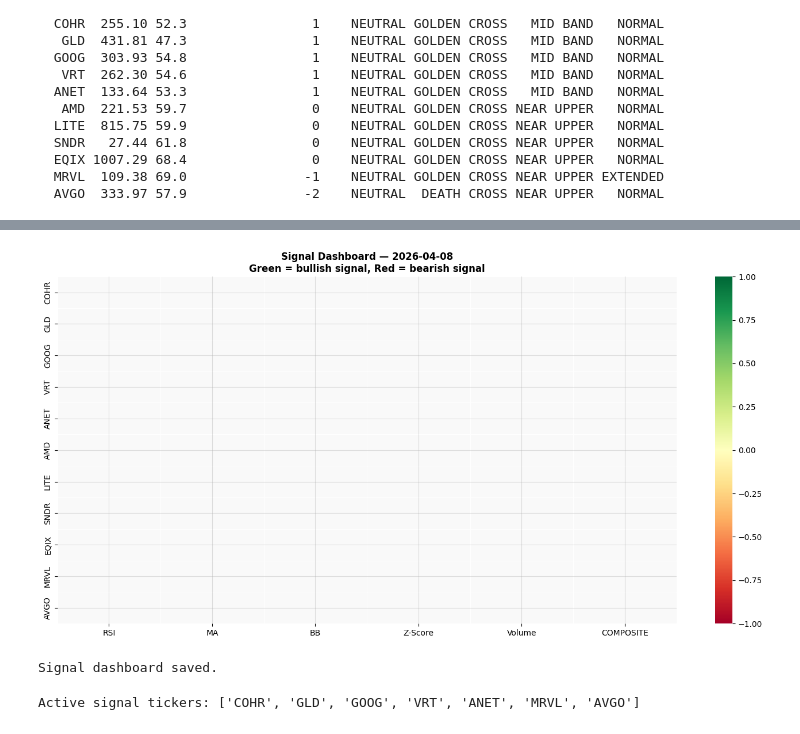
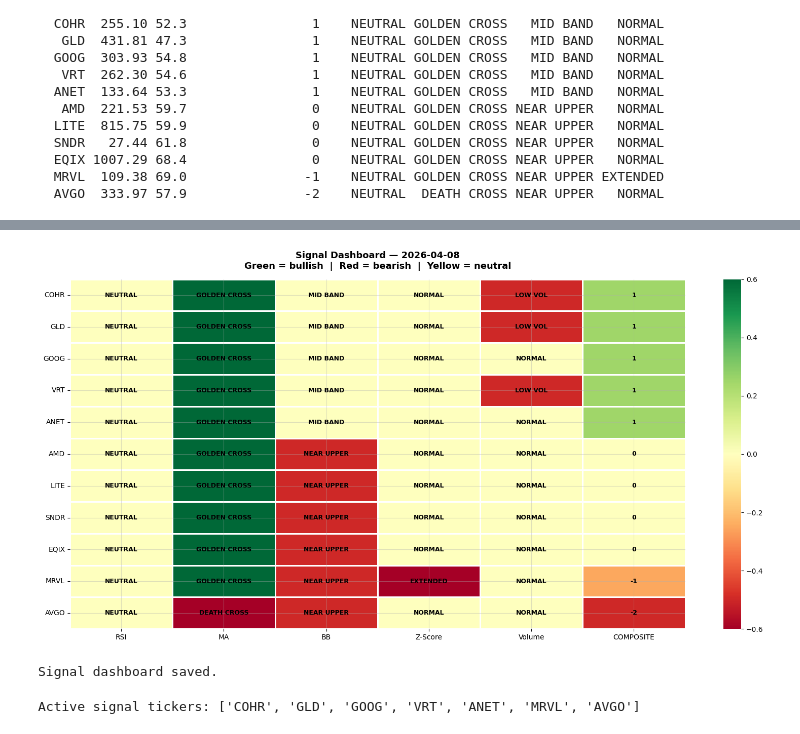
Before and after one commit to zaeemhasan/quant-portfolio-study, a Jupyter notebook: module3_signals.ipynb, the cells around one changed output, grey strips where cells are left out. Cells and saved outputs as stored; diff of their text form; code cells hidden in the pictures.

Commit message:
list comprehensions bypasses pandas index alignment

```diff
--- a/module3_signals.ipynb
+++ b/module3_signals.ipynb
@@ -243,48 +243,61 @@ Ticker   Price  RSI  Composite Score RSI Signal    MA Signal  BB Signal Z Signal
 # %%
 # ── 6. Dashboard: signal heatmap ─────────────────────────────────────────────
 
-def encode_rsi(s):   return {'OVERSOLD': 1, 'NEUTRAL': 0, 'OVERBOUGHT': -1}[s]
-def encode_ma(s):    return {'GOLDEN CROSS': 1, 'DEATH CROSS': -1}[s]
+def encode_rsi(s):   return {'OVERSOLD': 1, 'NEUTRAL': 0, 'OVERBOUGHT': -1}.get(s, 0)
+def encode_ma(s):    return {'GOLDEN CROSS': 1, 'DEATH CROSS': -1}.get(s, 0)
 def encode_bb(s):    return {'BELOW LOWER': 1, 'NEAR LOWER': 0.5, 'MID BAND': 0,
-                              'NEAR UPPER': -0.5, 'ABOVE UPPER': -1}[s]
-def encode_z(s):     return {'CHEAP': 1, 'NORMAL': 0, 'EXTENDED': -1}[s]
-def encode_vol(s):   return {'HIGH VOL': 1, 'NORMAL': 0, 'LOW VOL': -0.5, 'N/A': 0}[s]
+                              'NEAR UPPER': -0.5, 'ABOVE UPPER': -1}.get(s, 0)
+def encode_z(s):     return {'CHEAP': 1, 'NORMAL': 0, 'EXTENDED': -1}.get(s, 0)
+def encode_vol(s):   return {'HIGH VOL': 1, 'NORMAL': 0, 'LOW VOL': -0.5, 'N/A': 0}.get(s, 0)
 
-# Reset index first to guarantee alignment
-df = signals_df.reset_index(drop=True)
+# Extract raw values first — no index involvement
+tickers    = signals_df['Ticker'].tolist()
+rsi_enc    = [encode_rsi(x)  for x in signals_df['RSI Signal']]
+ma_enc     = [encode_ma(x)   for x in signals_df['MA Signal']]
+bb_enc     = [encode_bb(x)   for x in signals_df['BB Signal']]
+z_enc      = [encode_z(x)    for x in signals_df['Z Signal']]
+vol_enc    = [encode_vol(x)  for x in signals_df['Vol Signal']]
+comp_enc   = [x / 4          for x in signals_df['Composite Score']]
 
 heatmap_data = pd.DataFrame({
-    'RSI':       df['RSI Signal'].map(encode_rsi),
-    'MA':        df['MA Signal'].map(encode_ma),
-    'BB':        df['BB Signal'].map(encode_bb),
-    'Z-Score':   df['Z Signal'].map(encode_z),
-    'Volume':    df['Vol Signal'].map(encode_vol),
-    'COMPOSITE': df['Composite Score'] / 4
-}, index=df['Ticker'].values)   # use .values to avoid index mismatch
+    'RSI':       rsi_enc,
+    'MA':        ma_enc,
+    'BB':        bb_enc,
+    'Z-Score':   z_enc,
+    'Volume':    vol_enc,
+    'COMPOSITE': comp_enc,
+})
+heatmap_data.index = tickers  # set index after construction
 
-annot_data = pd.DataFrame({
-    'RSI':       df['RSI Signal'].values,
-    'MA':        df['MA Signal'].values,
-    'BB':        df['BB Signal'].values,
-    'Z-Score':   df['Z Signal'].values,
-    'Volume':    df['Vol Signal'].values,
-    'COMPOSITE': df['Composite Score'].astype(str).values
-}, index=df['Ticker'].values)   # same .values here
+annot_arr = np.array([
+    signals_df['RSI Signal'].tolist(),
+    signals_df['MA Signal'].tolist(),
+    signals_df['BB Signal'].tolist(),
+    signals_df['Z Signal'].tolist(),
+    signals_df['Vol Signal'].tolist(),
+    signals_df['Composite Score'].astype(str).tolist()
+]).T
 
-fig, ax = plt.subplots(figsize=(14, 7))
+print('NaN check:')
+print(heatmap_data.isnull().sum())
+print(heatmap_data)
+
+fig, ax = plt.subplots(figsize=(16, 8))
 sns.heatmap(
     heatmap_data,
-    annot=annot_data.values,    # pass numpy array, not DataFrame — bypasses index alignment entirely
+    annot=annot_arr,
     fmt='',
     cmap='RdYlGn',
-    center=0, vmin=-1, vmax=1,
-    linewidths=0.5, linecolor='white',
-    annot_kws={'size': 8, 'weight': 'bold'},
-    yticklabels=df['Ticker'].values,
+    center=0, vmin=-0.6, vmax=0.6,
+    linewidths=1.0, linecolor='white',
+    annot_kws={'size': 9, 'weight': 'bold', 'color': 'black'},
+    yticklabels=tickers,
     ax=ax
 )
-ax.set_title(f'Signal Dashboard — {TODAY}\nGreen = bullish signal, Red = bearish signal',
-             fontsize=12, fontweight='bold')
+ax.set_title(f'Signal Dashboard — {TODAY}\nGreen = bullish  |  Red = bearish  |  Yellow = neutral',
+             fontsize=13, fontweight='bold', pad=15)
+ax.tick_params(axis='y', labelsize=10, rotation=0)
+ax.tick_params(axis='x', labelsize=10)
 ax.set_ylabel('')
 plt.tight_layout()
 plt.savefig(DRIVE_PATH + 'module3_signal_dashboard.png', dpi=150, bbox_inches='tight')
@@ -294,5 +327,5 @@ print('Signal dashboard saved.')
-[figure, old version]
+[figure, new version]
-Signal dashboard saved.
+Signal dashboard saved.
 # %%
 # ── 7. Charts for tickers with active signals ─────────────────────────────────
 # Only plot tickers where composite score != 0 — skip neutral ones.
```
Also changed, not shown: parts of 1 cell of this notebook.
